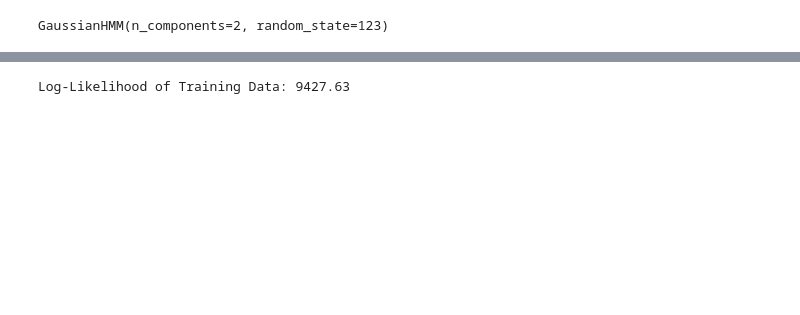
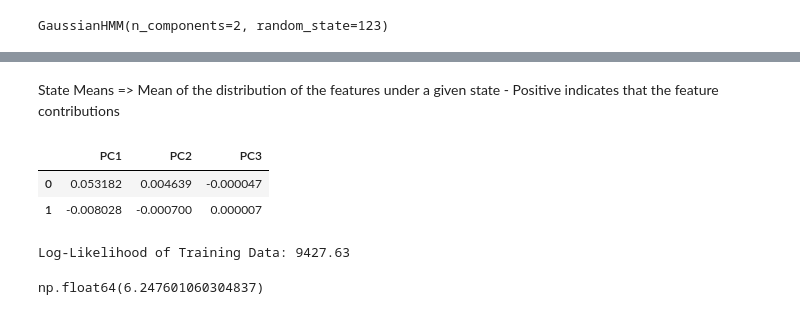
Before and after one commit to CampbelSoup/Regime-Classification-PCA-HMM-S-P500, a Jupyter notebook: traintest_pca_hmm.ipynb, the cells around one changed output, grey strips where cells are left out. Cells and saved outputs as stored; diff of their text form; code cells hidden in the pictures; blank space fills up the shorter version.

```diff
--- a/traintest_pca_hmm.ipynb
+++ b/traintest_pca_hmm.ipynb
@@ -67,8 +120,25 @@ GaussianHMM(n_components=2, random_state=123)
+# %% [markdown]
+State Means => Mean of the distribution of the features under a given state
+    - Positive indicates that the feature contributions
+# %%
+df_means = pd.DataFrame(
+    hmm_model.means_,
+    columns = Saved_PC,
+)
+df_means
+# %% [output]
+|  | PC1 | PC2 | PC3 |
+| 0 | 0.053182 | 0.004639 | -0.000047 |
+| 1 | -0.008028 | -0.000700 | 0.000007 |
 # %%
 train_score = np.round(hmm_model.score(latent_train), decimals=3)
 print(f'Log-Likelihood of Training Data: {train_score}')
 # %% [output]
 Log-Likelihood of Training Data: 9427.63
+# %%
+train_score/len(train_data)
+# %% [output]
+np.float64(6.247601060304837)
 # %%
 test_score = np.round(hmm_model.score(latent_test), decimals=3)
 
```
Also changed, not shown: parts of 18 cells of this notebook, 1 other file.
